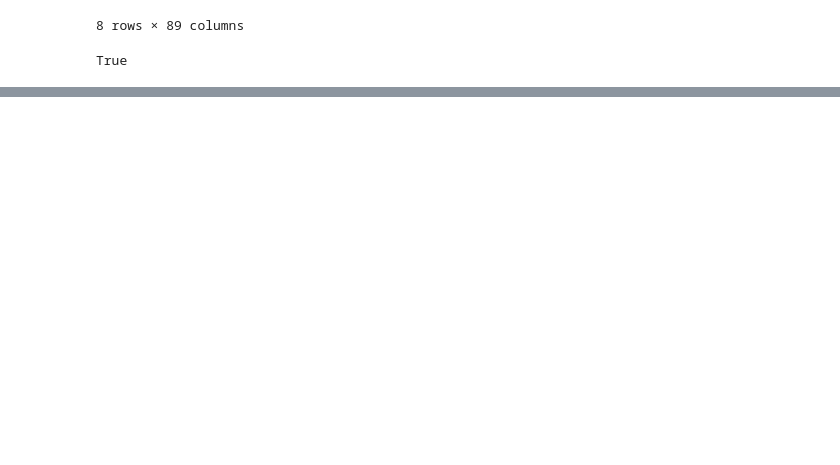
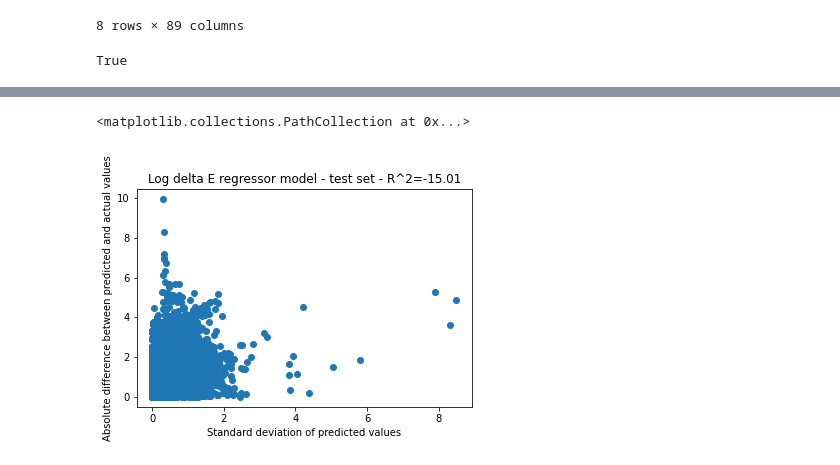
Before and after one commit to CS-433/ml-project-2-aiidalearn, a Jupyter notebook: code/model_analysis/log_delta_E_variance.ipynb, the cells around one changed output, grey strips where cells are left out. Cells and saved outputs as stored; diff of their text form; code cells hidden in the pictures; blank space fills up the shorter version.

```diff
--- a/code/model_analysis/log_delta_E_variance.ipynb
+++ b/code/model_analysis/log_delta_E_variance.ipynb
@@ -65,0 +78,14 @@ plt.scatter(x, y)
+# %%
+pred_trees_test = np.array([estimator.predict(X_test) for estimator in model.estimators_]).T
+# %%
+y_pred_test = model.predict(X_test)
+# %%
+y_pred_test_std = np.std(pred_trees_test, axis=1)
+y_dev_test = np.abs(y_pred_test - y_test.values.squeeze())
+plt.xlabel("Standard deviation of predicted values")
+plt.ylabel("Absolute difference between predicted and actual values")
+plt.title(f"Log delta E regressor model - test set - R^2={r2_score(y_pred_test_std, y_dev_test):.2f}")
+plt.scatter(y_pred_test_std, y_dev_test)
+# %% [output]
+<matplotlib.collections.PathCollection at 0x...>
+[figure, added]
```
Also changed, not shown: parts of 7 cells of this notebook, 3 other files.
